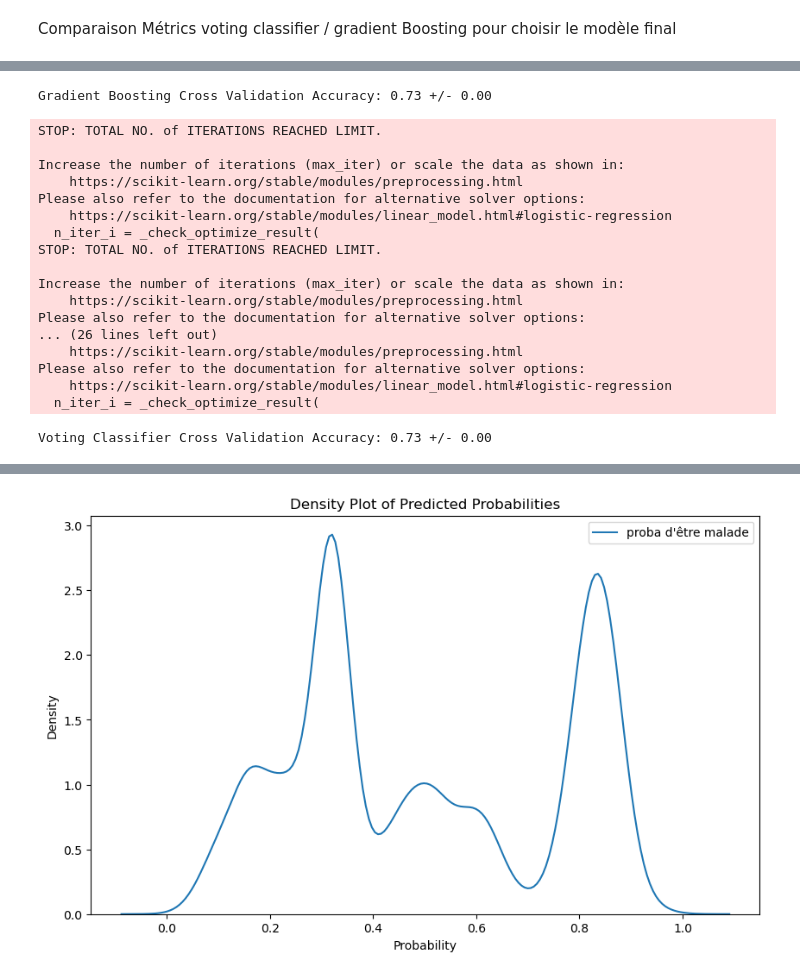
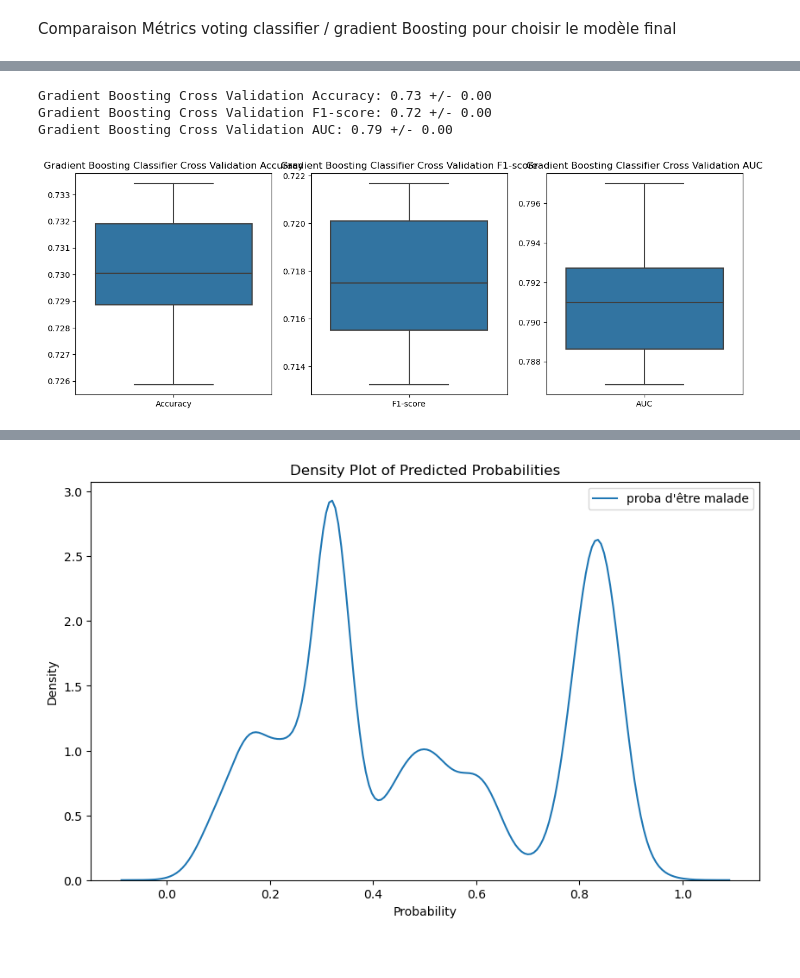
Before and after one commit to corentinGregoire/TP-Moreau, a Jupyter notebook: Sélection modèles.ipynb, the cells around one changed output, grey strips where cells are left out. Drawn from its saved outputs; the diff is of its cells as text; code cells hidden in the pictures.

```diff
--- a/Sélection modèles.ipynb
+++ b/Sélection modèles.ipynb
@@ -495,30 +506,0 @@ ROC AUC Score for Voting Classifier: 0.731503998738716
-# %%
-from sklearn.model_selection import cross_val_score
-
-# Effectuer une validation croisée pour le modèle de Gradient Boosting
-gb_scores = cross_val_score(classifier_gb, X, y, cv=6, scoring='accuracy')
-print(f"Gradient Boosting Cross Validation Accuracy: {np.mean(gb_scores):.2f} +/- {np.std(gb_scores):.2f}")
-
-# Effectuer une validation croisée pour le modèle de vote majoritaire
-vc_scores = cross_val_score(classifier_vc, X, y, cv=6, scoring='accuracy')
-print(f"Voting Classifier Cross Validation Accuracy: {np.mean(vc_scores):.2f} +/- {np.std(vc_scores):.2f}")
-# %% [output]
-Gradient Boosting Cross Validation Accuracy: 0.73 +/- 0.00
-STOP: TOTAL NO. of ITERATIONS REACHED LIMIT.
-
-Increase the number of iterations (max_iter) or scale the data as shown in:
-    https://scikit-learn.org/stable/modules/preprocessing.html
-Please also refer to the documentation for alternative solver options:
-    https://scikit-learn.org/stable/modules/linear_model.html#logistic-regression
-  n_iter_i = _check_optimize_result(
-STOP: TOTAL NO. of ITERATIONS REACHED LIMIT.
-
-Increase the number of iterations (max_iter) or scale the data as shown in:
-    https://scikit-learn.org/stable/modules/preprocessing.html
-Please also refer to the documentation for alternative solver options:
-... (26 lines left out)
-    https://scikit-learn.org/stable/modules/preprocessing.html
-Please also refer to the documentation for alternative solver options:
-    https://scikit-learn.org/stable/modules/linear_model.html#logistic-regression
-  n_iter_i = _check_optimize_result(
-Voting Classifier Cross Validation Accuracy: 0.73 +/- 0.00
@@ -524,0 +509,23 @@ Voting Classifier Cross Validation Accuracy: 0.73 +/- 0.00
+# %%
+# Effectuer une validation croisée pour le modèle de Gradient Boosting
+gb_scores = cross_val_score(gb, X, y, cv=6, scoring='accuracy')
+gb_f1_scores = cross_val_score(gb, X, y, cv=6, scoring='f1')
+gb_auc_scores = cross_val_score(gb, X, y, cv=6, scoring='roc_auc')
+print(f"Gradient Boosting Cross Validation Accuracy: {np.mean(gb_scores):.2f} +/- {np.std(gb_scores):.2f}")
+print(f"Gradient Boosting Cross Validation F1-score: {np.mean(gb_f1_scores):.2f} +/- {np.std(gb_f1_scores):.2f}")
+print(f"Gradient Boosting Cross Validation AUC: {np.mean(gb_auc_scores):.2f} +/- {np.std(gb_auc_scores):.2f}")
+
+# Afficher les graphiques de précision, F1-score et AUC pour chacun des k-folds
+fig, axes = plt.subplots(1, 3, figsize=(15, 5))
+sns.boxplot(data=pd.DataFrame(gb_scores, columns=["Accuracy"]), ax=axes[0])
+sns.boxplot(data=pd.DataFrame(gb_f1_scores, columns=["F1-score"]), ax=axes[1])
+sns.boxplot(data=pd.DataFrame(gb_auc_scores, columns=["AUC"]), ax=axes[2])
+axes[0].set_title("Gradient Boosting Classifier Cross Validation Accuracy")
+axes[1].set_title("Gradient Boosting Classifier Cross Validation F1-score")
+axes[2].set_title("Gradient Boosting Classifier Cross Validation AUC")
+plt.show()
+# %% [output]
+Gradient Boosting Cross Validation Accuracy: 0.73 +/- 0.00
+Gradient Boosting Cross Validation F1-score: 0.72 +/- 0.00
+Gradient Boosting Cross Validation AUC: 0.79 +/- 0.00
+[figure, added]
```
Also changed, not shown: parts of 17 cells of this notebook.
